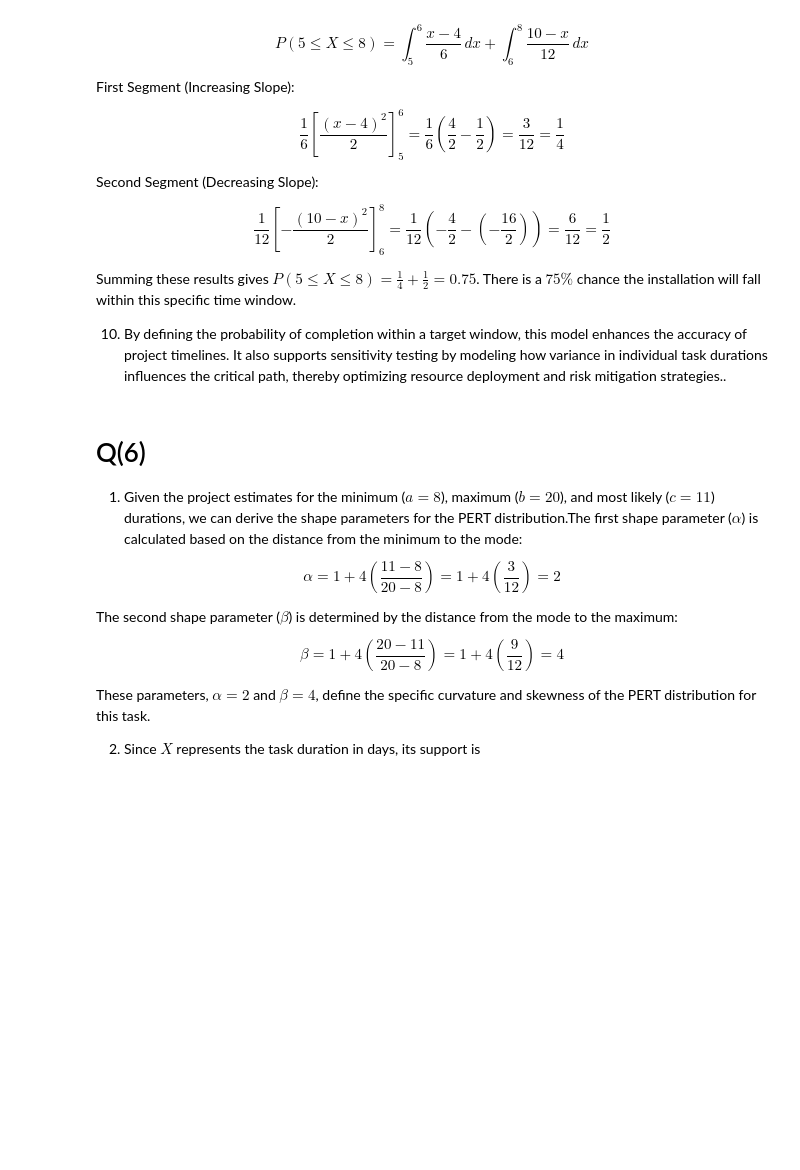
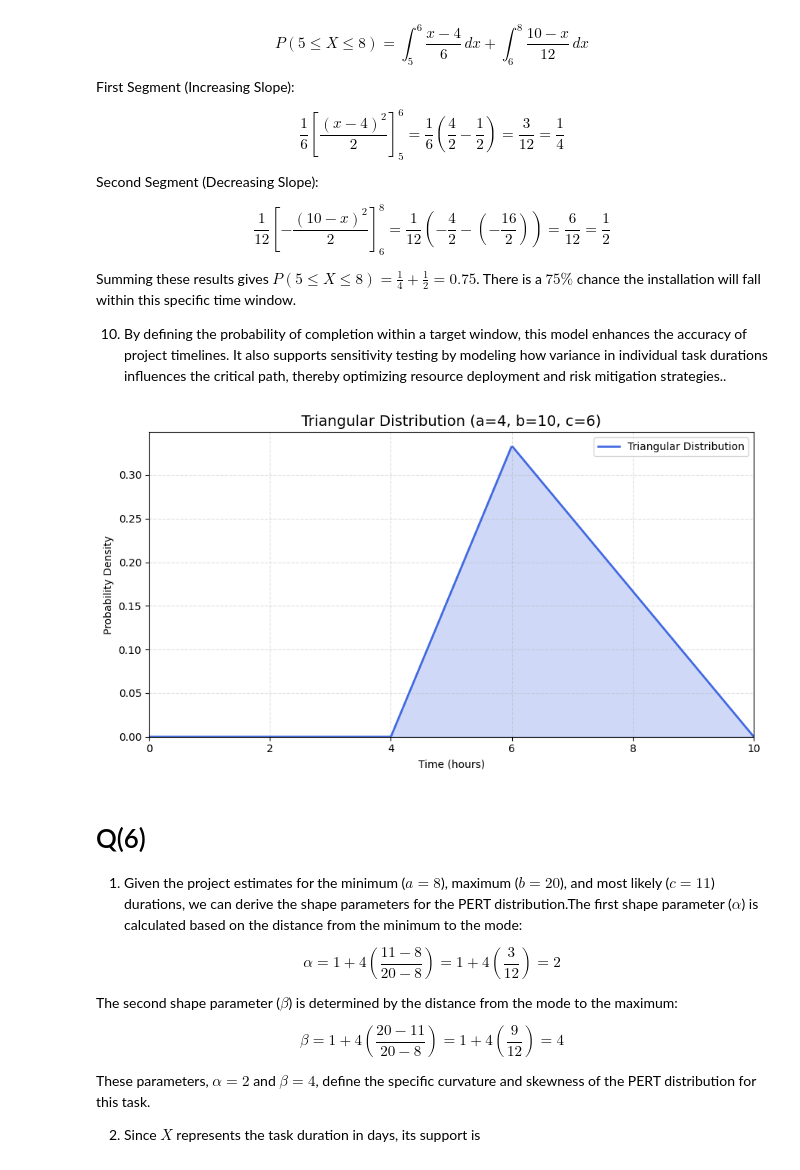
Before and after one commit to DilshanNimsara/Statistical-Learning-e22024, a Jupyter notebook: e22024_Assignment_2_Probability_Densities.ipynb, the cells around one changed output. Saved outputs shown, nothing was run; the diff lists cells and outputs as text; code cells hidden in the pictures; blank space fills up the shorter version.

```diff
--- a/e22024_Assignment_2_Probability_Densities.ipynb
+++ b/e22024_Assignment_2_Probability_Densities.ipynb
@@ -313,3 +303,49 @@ fig.show()
+# %%
+import numpy as np
+import matplotlib.pyplot as plt
+
+# Parameters
+a = 4
+b = 10
+c_mode = 6
+
+# Generate x values
+x = np.linspace(0, b, 500)
+
+# Triangular PDF (computed directly, no scipy needed)
+def triangular_pdf(x, a, b, c):
+    pdf = np.where(
+        x < c,
+        (2 * (x - a)) / ((b - a) * (c - a)),
+        np.where(
+            x <= b,
+            (2 * (b - x)) / ((b - a) * (b - c)),
+            0.0
+        )
+    )
+    pdf = np.where(x < a, 0.0, pdf)
+    return pdf
+
+y = triangular_pdf(x, a, b, c_mode)
+
+# Plot
+fig, ax = plt.subplots(figsize=(9, 5))
+
+ax.plot(x, y, color='royalblue', linewidth=2, label='Triangular Distribution')
+ax.fill_between(x, y, alpha=0.25, color='royalblue')
+
+ax.set_title(f'Triangular Distribution (a={a}, b={b}, c={c_mode})', fontsize=14)
+ax.set_xlabel('Time (hours)')
+ax.set_ylabel('Probability Density')
+ax.set_xlim(0, b)
+ax.set_ylim(bottom=0)
+ax.legend()
+ax.grid(True, linestyle='--', alpha=0.4)
+
+plt.tight_layout()
+plt.show()
+# %% [output]
+[figure, added]
 # %% [markdown]
 # Q(6)
 
```
Also changed, not shown: parts of 5 cells of this notebook.
